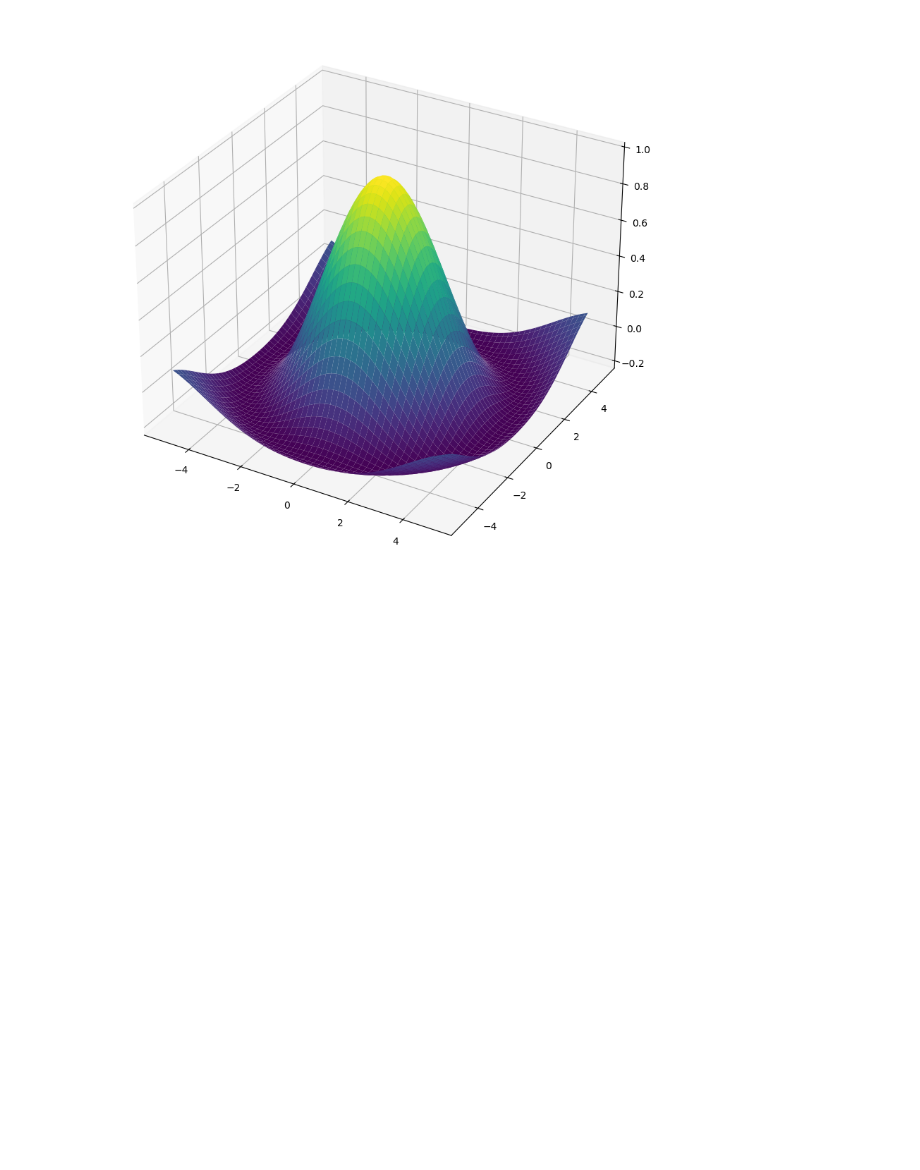
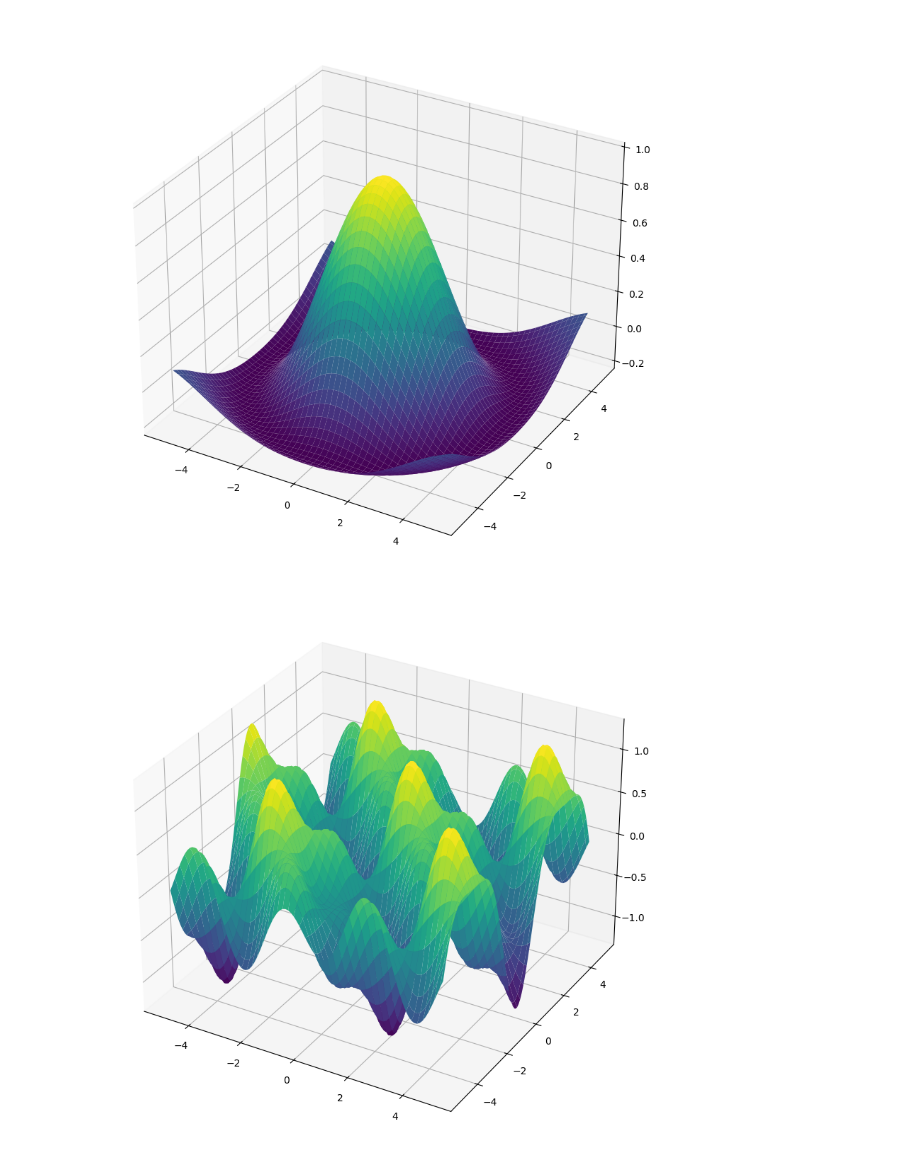
Before and after one commit to a-anuj/Data-Visualization, a Jupyter notebook: Practice-midsem/practice-mid.ipynb, the cells around one changed output. Cells and saved outputs as stored; diff of their text form; code cells hidden in the pictures; blank space fills up the shorter version.

Commit message:
add surface-contour plot (3d)

```diff
--- a/Practice-midsem/practice-mid.ipynb
+++ b/Practice-midsem/practice-mid.ipynb
@@ -368,0 +372,14 @@ surface = ax.plot_surface(X,Y,Z,cmap="viridis")
+# %%
+x = np.linspace(-5,5,100)
+y = np.linspace(-5,5,100)
+
+X,Y = np.meshgrid(x,y)
+
+Z = np.sin(X)*np.cos(Y) + (0.5*np.sin(2*X)*np.cos(2*Y))
+
+fig = plt.figure(figsize=(12,10))
+ax = fig.add_subplot(111,projection="3d")
+
+surface1 = ax.plot_surface(X,Y,Z,cmap="viridis")
+# %% [output]
+[figure, added]
```
Also changed, not shown: parts of 5 cells of this notebook.
